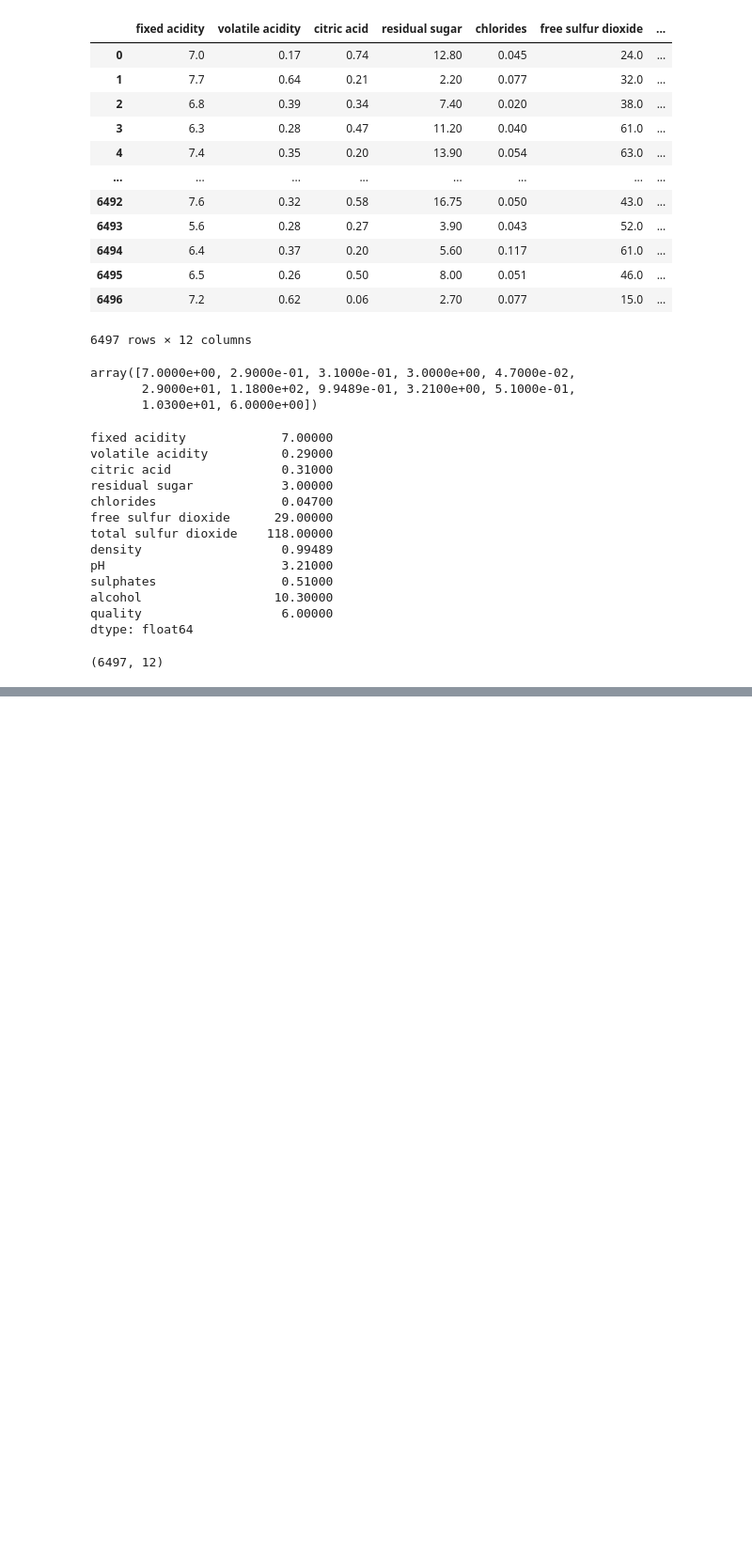
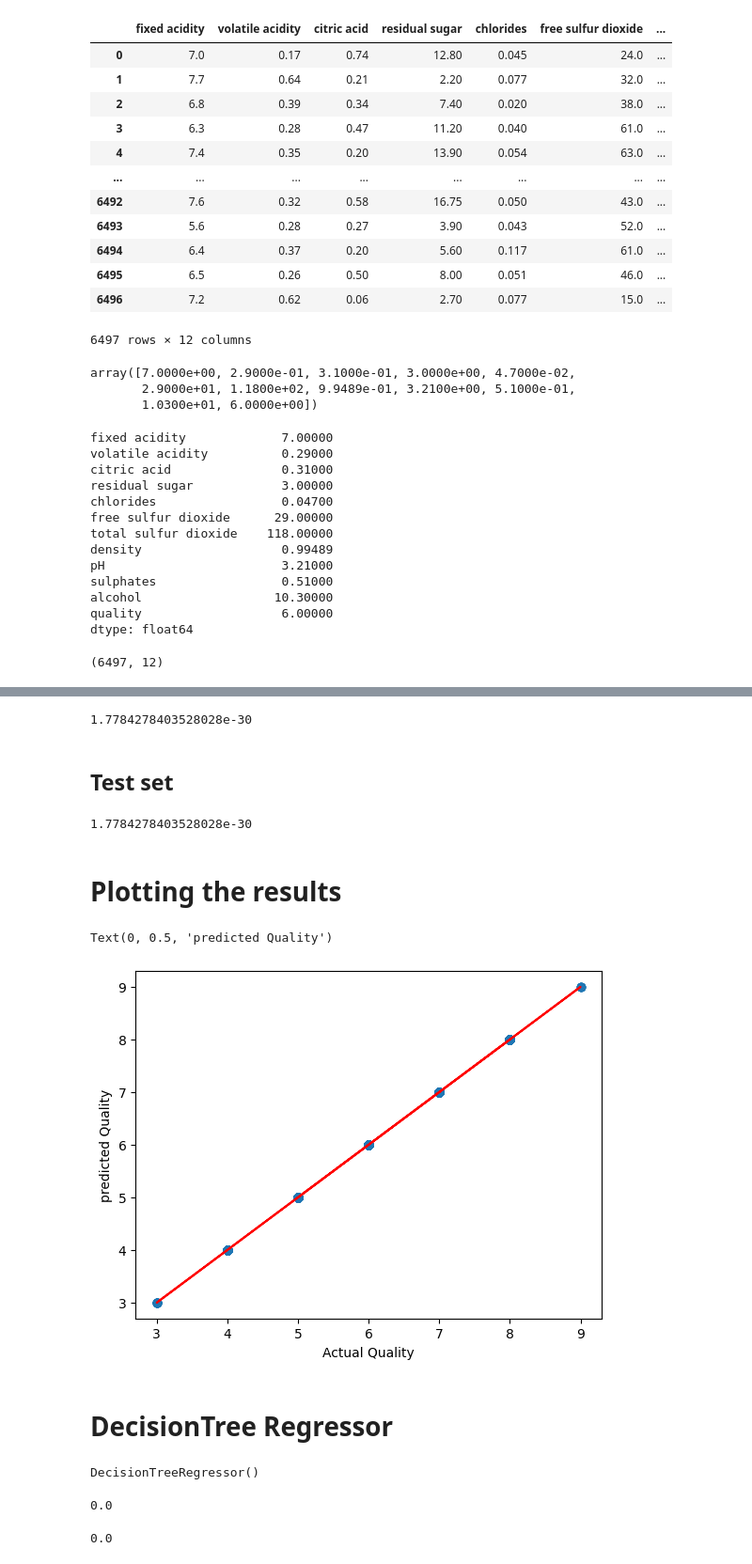
Before and after one commit to aniketkalra11/basic_kaggle_practice, a Jupyter notebook: practice_1.ipynb, the cells around one changed output, grey strips where cells are left out. Shown at 94% size. Drawn from its saved outputs; the diff is of its cells as text; code cells hidden in the pictures; blank space fills up the shorter version.

```diff
--- a/practice_1.ipynb
+++ b/practice_1.ipynb
@@ -490,0 +509,10 @@ tr_features.shape
+# %%
+from sklearn.pipeline import Pipeline
+from sklearn.preprocessing import StandardScaler
+
+transform_pipeline = Pipeline([
+                                ('imputer', SimpleImputer(strategy="median")),
+                                ('std_scaler', StandardScaler()),
+                              ])
+wine_features_tr = transform_pipeline.fit_transform(wine_features)
+type(wine_features_tr)
@@ -490,0 +574,5 @@ tr_features.shape
+# %%
+from sklearn.linear_model import LinearRegression
+lin_reg = LinearRegression()
+lin_reg.fit(wine_features_tr, wine_labels)
+lin_reg
@@ -490,0 +583,54 @@ tr_features.shape
+# %%
+from sklearn.metrics import mean_squared_error
+quality_prediction = lin_reg.predict(wine_features_tr)
+mean_squared_error(wine_labels, quality_prediction)
+# %% [output]
+1.7784278403528028e-30
+# %% [markdown]
+## Test set
+# %%
+wine_features_test = wines_pd.copy()
+wine_features_test = wine_features_test.drop('wine_type', axis=1)
+wine_features_test = wine_features_test.drop('quality_label', axis=1)
+# %%
+
+
+#copy label list
+wine_labels_test = wines_pd['quality'].copy()
+
+# apply transformation
+wine_features_test_tr = transform_pipeline.fit_transform(wine_features_test)
+
+#Call predict function and calculate MSE
+quality_test_prediction = lin_reg.predict(wine_features_test_tr)
+mean_squared_error(wine_labels_test, quality_test_prediction)
+# %% [output]
+1.7784278403528028e-30
+# %% [markdown]
+# Plotting the results
+# %%
+plt.scatter(wine_labels_test, quality_test_prediction)
+plt.plot(wine_labels_test, wine_labels_test, 'r-')
+plt.xlabel('Actual Quality')
+plt.ylabel('predicted Quality')
+# %% [output]
+Text(0, 0.5, 'predicted Quality')
+[figure, added]
+# %% [markdown]
+# DecisionTree Regressor
+# %%
+from sklearn.tree import DecisionTreeRegressor
+tree_reg = DecisionTreeRegressor()
+tree_reg.fit(wine_features_tr, wine_labels)
+# %% [output]
+DecisionTreeRegressor()
+# %%
+quality_prediction = tree_reg.predict(wine_features_tr)
+mean_squared_error(wine_labels, quality_prediction)
+# %% [output]
+0.0
+# %%
+quality_test_prediction = tree_reg.predict(wine_features_test_tr)
+mean_squared_error(wine_labels_test, quality_test_prediction)
+# %% [output]
+0.0
```
Also changed, not shown: parts of 25 cells of this notebook, 6 other files.
